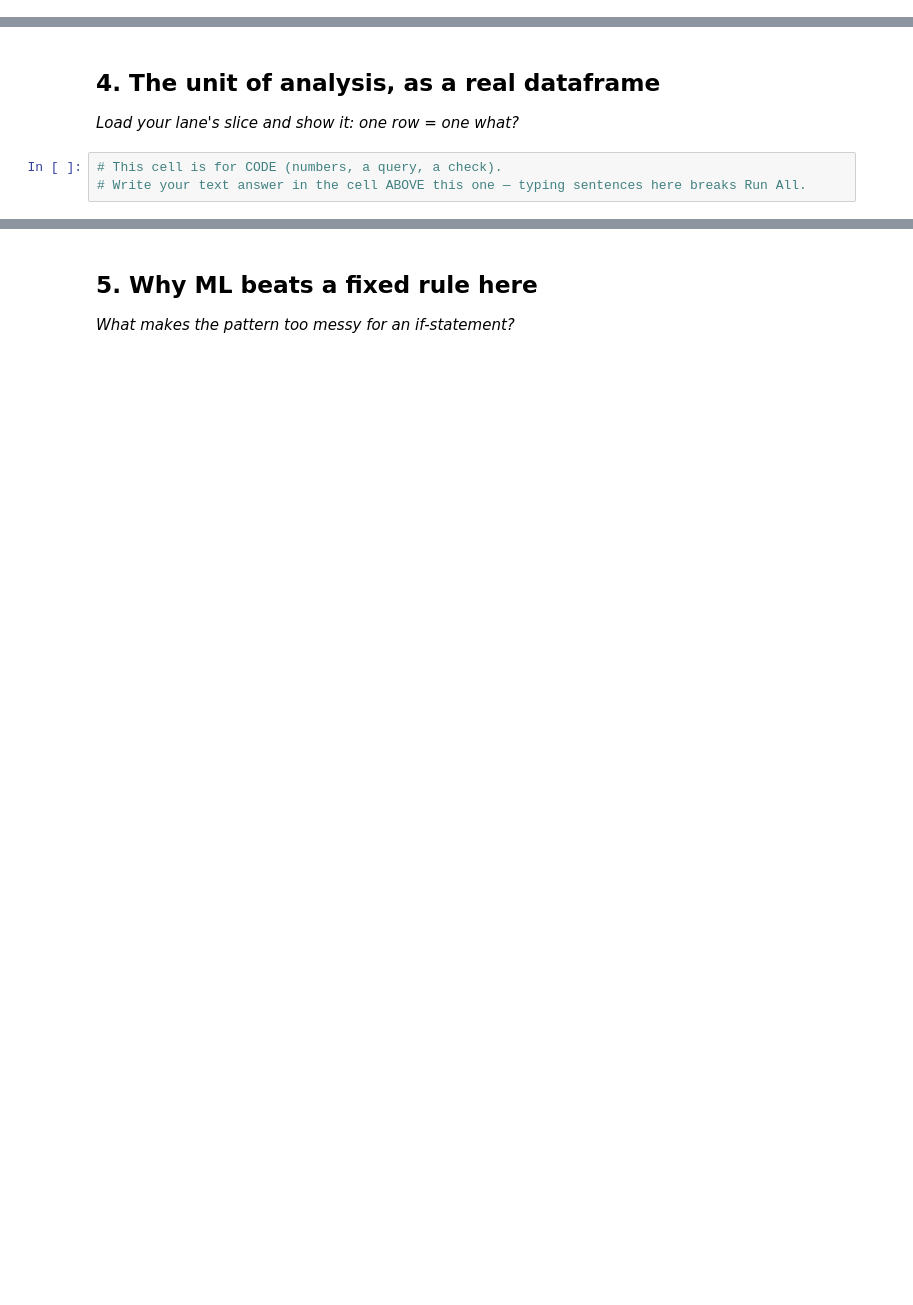
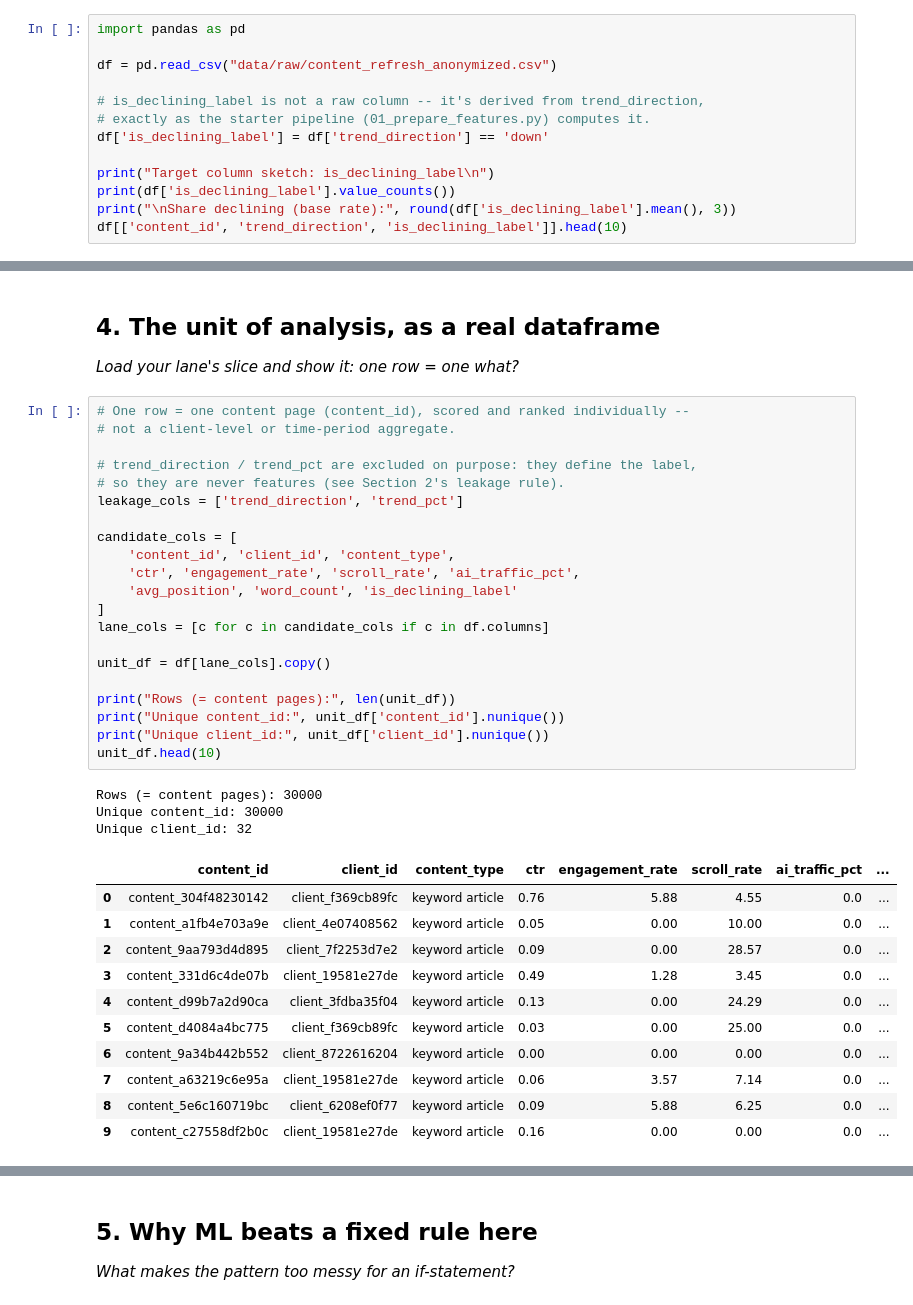
Before and after one commit to fkashaf19-afk/ml-internship, a Jupyter notebook: work/notebooks/w02_ml_task_framing.ipynb, the cells around one changed output, grey strips where cells are left out. Cells and saved outputs as stored; diff of their text form; blank space fills up the shorter version.

```diff
--- a/work/notebooks/w02_ml_task_framing.ipynb
+++ b/work/notebooks/w02_ml_task_framing.ipynb
@@ -22,0 +71,13 @@ This skeleton is yours to fill. Work the sections **in order** — each one has
+# %%
+import pandas as pd
+
+df = pd.read_csv("data/raw/content_refresh_anonymized.csv")
+
+# is_declining_label is not a raw column -- it's derived from trend_direction,
+# exactly as the starter pipeline (01_prepare_features.py) computes it.
+df['is_declining_label'] = df['trend_direction'] == 'down'
+
+print("Target column sketch: is_declining_label\n")
+print(df['is_declining_label'].value_counts())
+print("\nShare declining (base rate):", round(df['is_declining_label'].mean(), 3))
+df[['content_id', 'trend_direction', 'is_declining_label']].head(10)
@@ -31,6 +121,39 @@ This skeleton is yours to fill. Work the sections **in order** — each one has
 ## 4. The unit of analysis, as a real dataframe
 
 *Load your lane's slice and show it: one row = one what?*
-# %%
-# This cell is for CODE (numbers, a query, a check).
-# Write your text answer in the cell ABOVE this one — typing sentences here breaks Run All.
+# %%
+# One row = one content page (content_id), scored and ranked individually --
+# not a client-level or time-period aggregate.
+
+# trend_direction / trend_pct are excluded on purpose: they define the label,
+# so they are never features (see Section 2's leakage rule).
+leakage_cols = ['trend_direction', 'trend_pct']
+
+candidate_cols = [
+    'content_id', 'client_id', 'content_type',
+    'ctr', 'engagement_rate', 'scroll_rate', 'ai_traffic_pct',
+    'avg_position', 'word_count', 'is_declining_label'
+]
+lane_cols = [c for c in candidate_cols if c in df.columns]
+
+unit_df = df[lane_cols].copy()
+
+print("Rows (= content pages):", len(unit_df))
+print("Unique content_id:", unit_df['content_id'].nunique())
+print("Unique client_id:", unit_df['client_id'].nunique())
+unit_df.head(10)
+# %% [output]
+Rows (= content pages): 30000
+Unique content_id: 30000
+Unique client_id: 32
+|  | content_id | client_id | content_type | ctr | engagement_rate | scroll_rate | ai_traffic_pct | ... |
+| 0 | content_304f48230142 | client_f369cb89fc | keyword article | 0.76 | 5.88 | 4.55 | 0.0 | ... |
+| 1 | content_a1fb4e703a9e | client_4e07408562 | keyword article | 0.05 | 0.00 | 10.00 | 0.0 | ... |
+| 2 | content_9aa793d4d895 | client_7f2253d7e2 | keyword article | 0.09 | 0.00 | 28.57 | 0.0 | ... |
+| 3 | content_331d6c4de07b | client_19581e27de | keyword article | 0.49 | 1.28 | 3.45 | 0.0 | ... |
+| 4 | content_d99b7a2d90ca | client_3fdba35f04 | keyword article | 0.13 | 0.00 | 24.29 | 0.0 | ... |
+| 5 | content_d4084a4bc775 | client_f369cb89fc | keyword article | 0.03 | 0.00 | 25.00 | 0.0 | ... |
+| 6 | content_9a34b442b552 | client_8722616204 | keyword article | 0.00 | 0.00 | 0.00 | 0.0 | ... |
+| 7 | content_a63219c6e95a | client_19581e27de | keyword article | 0.06 | 3.57 | 7.14 | 0.0 | ... |
+| 8 | content_5e6c160719bc | client_6208ef0f77 | keyword article | 0.09 | 5.88 | 6.25 | 0.0 | ... |
+| 9 | content_c27558df2b0c | client_19581e27de | keyword article | 0.16 | 0.00 | 0.00 | 0.0 | ... |
```
Also changed, not shown: parts of 12 cells of this notebook.
